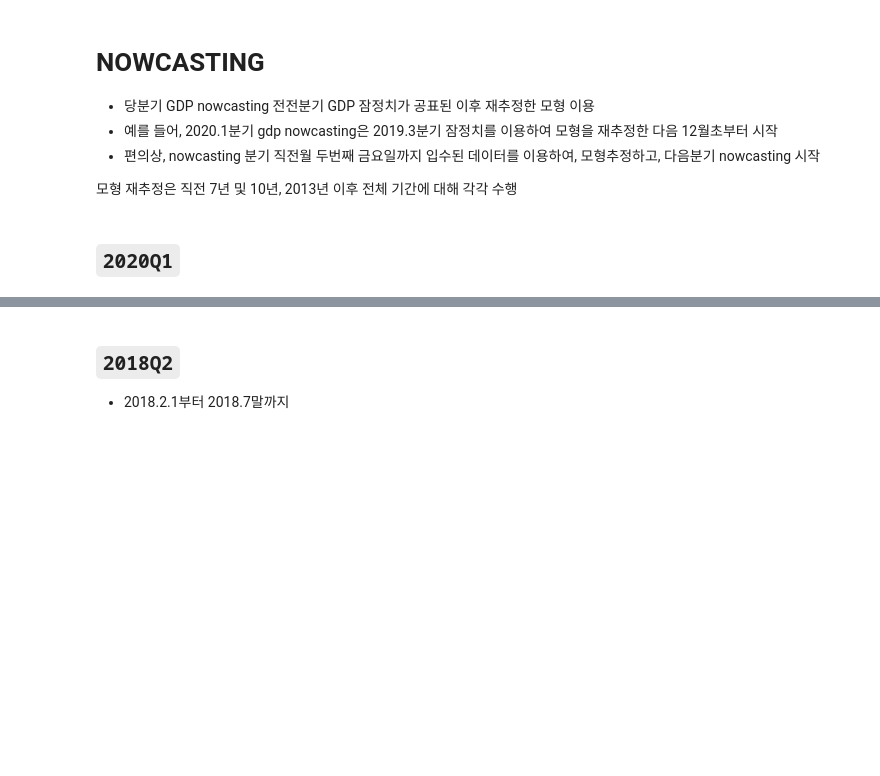
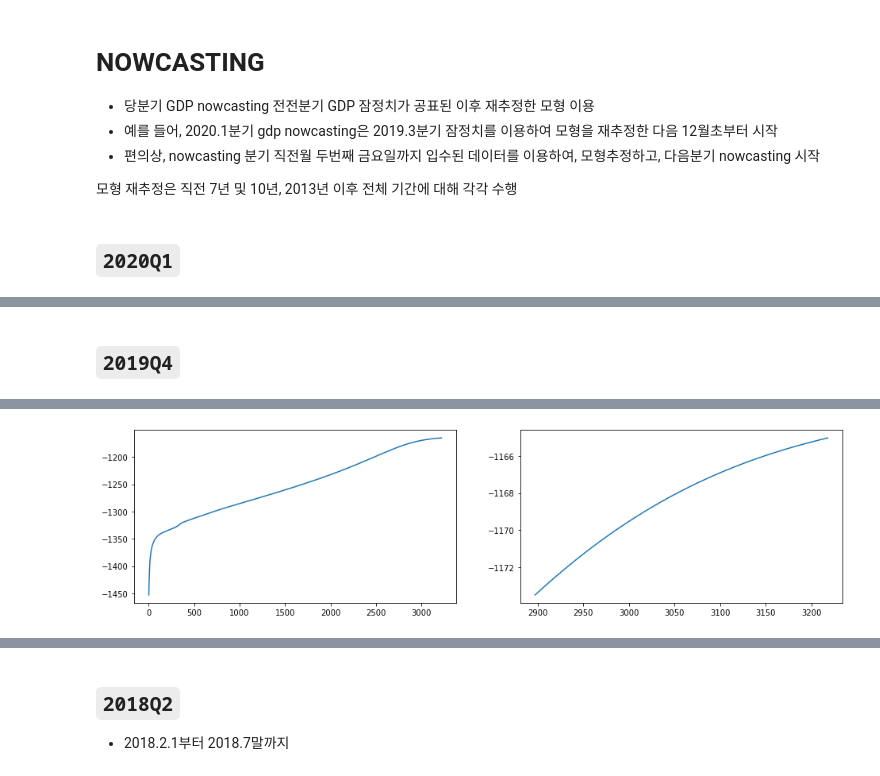
Before and after one commit to hyunchangyi/nowcasting, a Jupyter notebook: nowcasting_kr.ipynb, the cells around one changed output, grey strips where cells are left out. Cells and saved outputs as stored; diff of their text form; code cells hidden in the pictures; blank space fills up the shorter version.

```diff
--- a/nowcasting_kr.ipynb
+++ b/nowcasting_kr.ipynb
@@ -137,3 +139,13 @@ def data_normalization(X):
+# %%
+def get_target_vintages(t_var, t_year, t_month, sample_yrs):
+    target = Target(t_var, (date(t_year, t_month, 15) + MonthEnd()).strftime('%Y-%m-%d'))
+
+    fvintage = second_friday(date(t_year, t_month, 15) - timedelta(days = 30 * 3))
+    lvintage = third_friday(date(t_year, t_month, 15) + timedelta(days = 30 * 1))
+    sample_start = second_friday(date(t_year, t_month, 15) - timedelta(days = 365 * sample_yrs + 30 * 1))
+    vintages = [v.strftime('%Y-%m-%d') for v in pd.date_range(fvintage, lvintage, freq='7D')]
+
+    return target, fvintage, lvintage, sample_start, vintages
 # %% [markdown]
 ### Structure and optNaN
 # %%
@@ -1231,7 +1243,7 @@ def dfm(y, X_mean, X_std, M, S, spec, blocks, par, filename=None):
             new_time = datetime.now()
             mins = (new_time - last_time).seconds / 60.0
             print(('{:}, {:6,.1f} mins elapsed, {:6,.0f}/{:,}: current loglik = {:8,.2f},'
-                   'diff. ratio = {:4,.1f}*thr').format(new_time.strftime("%H:%M:%S"), mins, num_iter,
+                   '    diff. ratio = {:4,.1f}*thr').format(new_time.strftime("%H:%M:%S"), mins, num_iter,
                                                         max_iter, loglik, diff_ratio/threshold))
             last_time = new_time
         LL = np.append(LL, loglik)
@@ -1250,7 +1262,11 @@ def dfm(y, X_mean, X_std, M, S, spec, blocks, par, filename=None):
     X_nsm = Z.dot(M.C.T)                 # Get smoothed (normalized) X
     X_sm = X_nsm * X_std + X_mean      # Unstandardized, smoothed
 
-    plt.plot(LL)
+    fig, axs = plt.subplots(1, 2, figsize=(16, 4))
+    Niter = len(LL)
+    t1 = int(len(LL) * 9 / 10)
+    axs[0].plot(range(Niter), LL)
+    axs[1].plot(range(t1, Niter), LL[t1:])
 
     Res = DFMResult(LL, converged, X_sm, X_mean, X_std, X_nsm, Z, M, par, y, S, spec, blocks)
 
@@ -1259,6 +1275,8 @@ def dfm(y, X_mean, X_std, M, S, spec, blocks, par, filename=None):
         pickle.dump(Res._asdict(), file)
         file.close()
 
+        print('\n\n Estimation result is saved to ', filename, '.\n\n')
+
     return Res
 # %% [markdown]
 ## Update
@@ -1839,0 +1955,29 @@ Releases[target.v].loc['2021-04-30', '2019':'2021'].plot(ax=axs[1])
+# %% [markdown]
+## `2019Q4`
+# %%
+# vl = pickle.load(open('input\\var_cat',"rb"))
+# User inputs.
+t_var = 'N_gdp'
+t_year = 2019
+t_month = 12
+sample_yrs = 10
+
+target, fvintage, lvintage, sample_start, vintages = get_target_vintages(t_var, t_year, t_month, sample_yrs)
+
+spec, blocks = load_spec('input\\Spec.xlsx')
+
+# data load
+X_tr, X_raw = load_data(path.join('input', 'mdata', fvintage + '.xlsx'), spec, sample_start)
+
+## DATA Normalization and InitCond
+X_norm, X_mean, X_std = data_normalization(X_tr)
+
+M = InitCond(X_norm, S, spec, blocks, optNaN_init)
+
+# Remove the leading and ending nans
+y = remNaNs_spline(X_norm, optNaN_em)[0].T  # y = X_norm.T for the estimation is WITH missing data
+
+# parameters for EM loop: threshold, max_iter, gamma
+R = dfm(y, X_mean, X_std, M, S, spec, blocks,
+        parEM(1e-5, int(5000), 0.1), fvintage + '_' + str(sample_yrs) + 'yrs_full_t5')
+# %% [output]
@@ -1839,0 +2001 @@ Releases[target.v].loc['2021-04-30', '2019':'2021'].plot(ax=axs[1])
+[figure, added]
```
Also changed, not shown: parts of 24 cells of this notebook, 5 other files.
